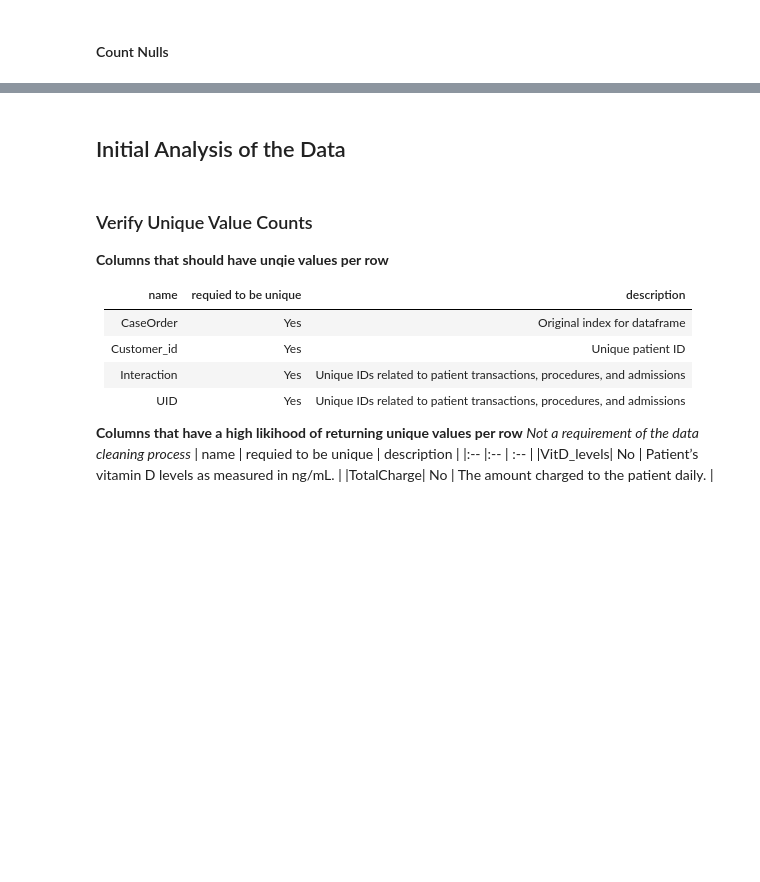
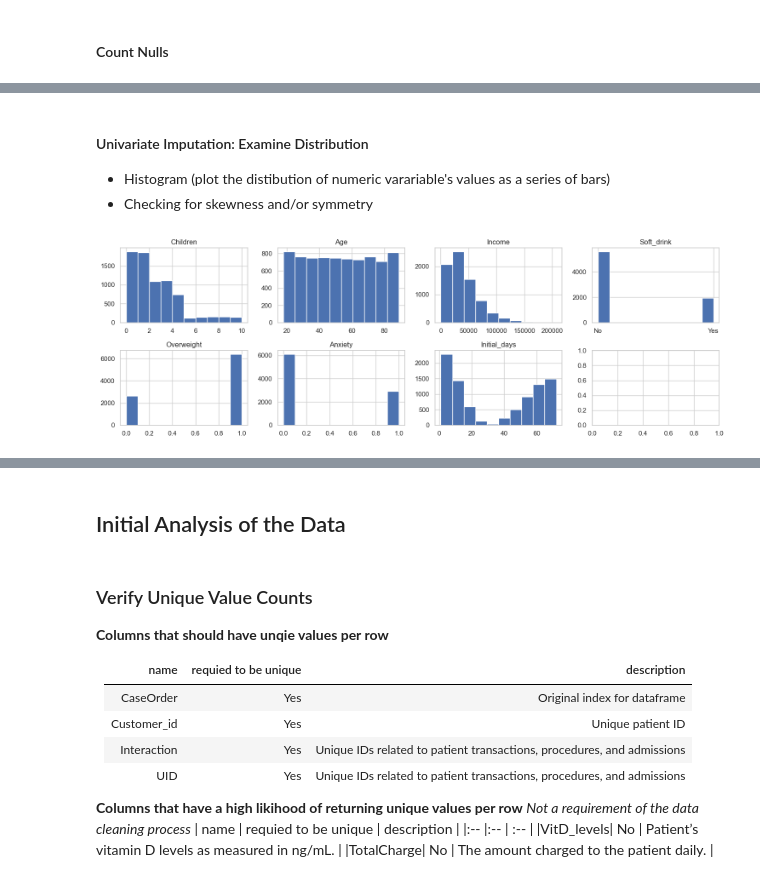
Before and after one commit to drusho/WGU, a Jupyter notebook: d206 - Data Cleaning/Assessment/assessment.ipynb, the cells around one changed output, grey strips where cells are left out. Drawn from its saved outputs; the diff is of its cells as text; code cells hidden in the pictures; blank space fills up the shorter version.

```diff
--- a/d206 - Data Cleaning/Assessment/assessment.ipynb
+++ b/d206 - Data Cleaning/Assessment/assessment.ipynb
@@ -165,0 +250,19 @@ Top 10 Null Counts by Column Name
+# %% [markdown]
+#### Univariate Imputation: Examine Distribution
+
+- Histogram (plot the distibution of numeric varariable's values as a series of bars)
+- Checking for skewness and/or symmetry
+# %%
+# Set figure size with 2x4 grid of subplots
+fig, axes = plt.subplots(2, 4, figsize=(15, 5))
+
+# Create histograms for each column with missing values
+for i, col in enumerate(missing_values_columns):
+    row, col_index = divmod(i, 4)  # row and column index for subplot
+    df_dup_drop[col].hist(ax=axes[row, col_index])
+    axes[row, col_index].set_title(col)  # title for each subplot
+
+# print all histograms
+plt.tight_layout()
+# %% [output]
+[figure, added]
```
Also changed, not shown: parts of 32 cells of this notebook, 1 other file.
